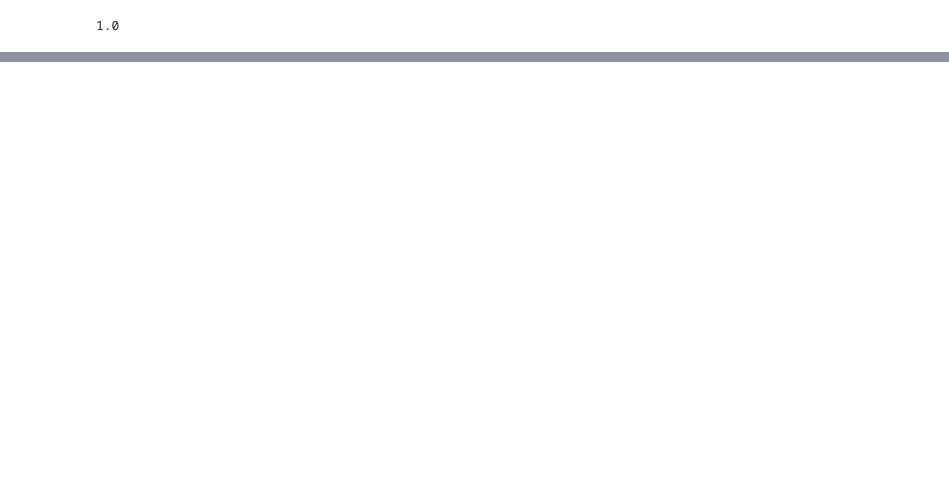
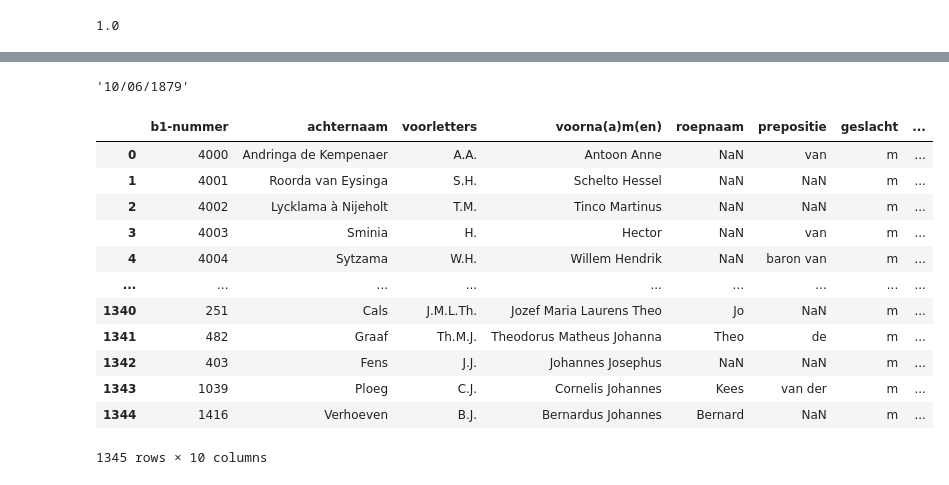
Before and after one commit to basm92/Polrents, a Jupyter notebook: Code/data_to_analysis_matched.ipynb, the cells around one changed output, grey strips where cells are left out. Cells and saved outputs as stored; diff of their text form; code cells hidden in the pictures; blank space fills up the shorter version.

Commit message:
code to match polid

```diff
--- a/Code/data_to_analysis_matched.ipynb
+++ b/Code/data_to_analysis_matched.ipynb
@@ -151,10 +152,8 @@ allwinners_df.head(5)
 | 4 | 4940 | A.P. de Lange | NaN | 1961.0 | 63.28% | Alkmaar | 05/06/1894 | tussentijds | ... |
 # %%
 # What to do?
-
 ## Step 1: Take all nonpoliticians
 ## Merge it with allwinners_df on the basis of District, Verkiezingsdatum
-nonpoliticians.merge(allwinners_df, how="left", left_on=['District', 'Verkiezingdatum'], right_on = ['District', 'Verkiezingdatum'])
-
+close = nonpoliticians.merge(allwinners_df, how="left", left_on=['District', 'Verkiezingdatum'], right_on = ['District', 'Verkiezingdatum'])
 ## Join with how='left', left nonpoliticians,
 ## Check what to do in case of double matches (I want to keep all)
@@ -174,0 +171,27 @@ nonpoliticians.merge(allwinners_df, how="left", left_on=['District', 'Verkiezing
+# %%
+close.loc[2, 'Verkiezingdatum']
+# %% [output]
+'10/06/1879'
+# %%
+#def find_polid(df):
+
+polidlist = pd.read_excel("../Data/politician_data/tk_1815tot1950uu.xlsx")
+# Change the begin and einde periode to dates,
+for i in tqdm(range(len(close))):
+    # change this also to date
+    dateonwhichtofilter = close.iloc[i, 'Verkiezingdatum']
+polidlist
+# %% [output]
+|  | b1-nummer | achternaam | voorletters | voorna(a)m(en) | roepnaam | prepositie | geslacht | ... |
+| 0 | 4000 | Andringa de Kempenaer | A.A. | Antoon Anne | NaN | van | m | ... |
+| 1 | 4001 | Roorda van Eysinga | S.H. | Schelto Hessel | NaN | NaN | m | ... |
+| 2 | 4002 | Lycklama à Nijeholt | T.M. | Tinco Martinus | NaN | NaN | m | ... |
+| 3 | 4003 | Sminia | H. | Hector | NaN | van | m | ... |
+| 4 | 4004 | Sytzama | W.H. | Willem Hendrik | NaN | baron van | m | ... |
+| ... | ... | ... | ... | ... | ... | ... | ... | ... |
+| 1340 | 251 | Cals | J.M.L.Th. | Jozef Maria Laurens Theo | Jo | NaN | m | ... |
+| 1341 | 482 | Graaf | Th.M.J. | Theodorus Matheus Johanna | Theo | de | m | ... |
+| 1342 | 403 | Fens | J.J. | Johannes Josephus | NaN | NaN | m | ... |
+| 1343 | 1039 | Ploeg | C.J. | Cornelis Johannes | Kees | van der | m | ... |
+| 1344 | 1416 | Verhoeven | B.J. | Bernardus Johannes | Bernard | NaN | m | ... |
+1345 rows × 10 columns
```
Also changed, not shown: parts of 6 cells of this notebook.
